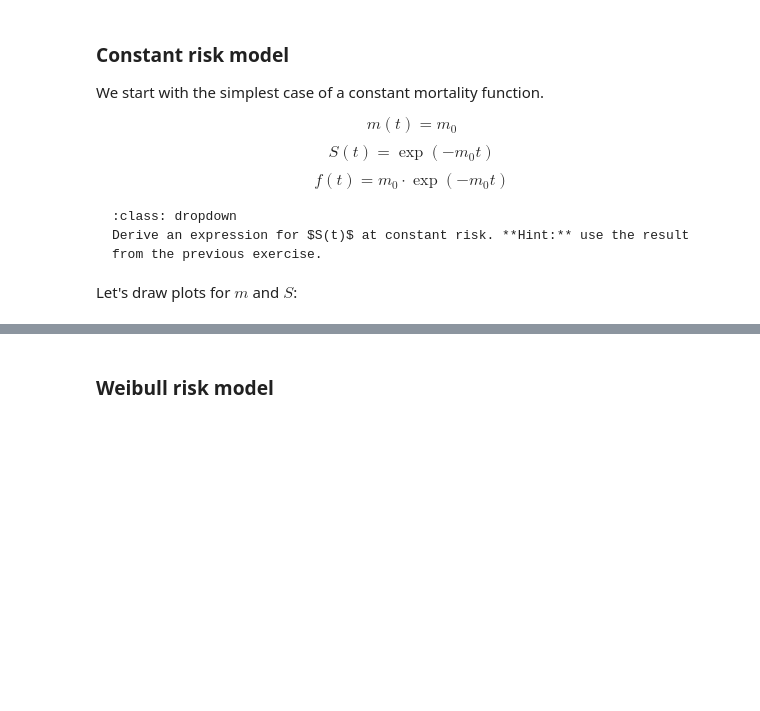
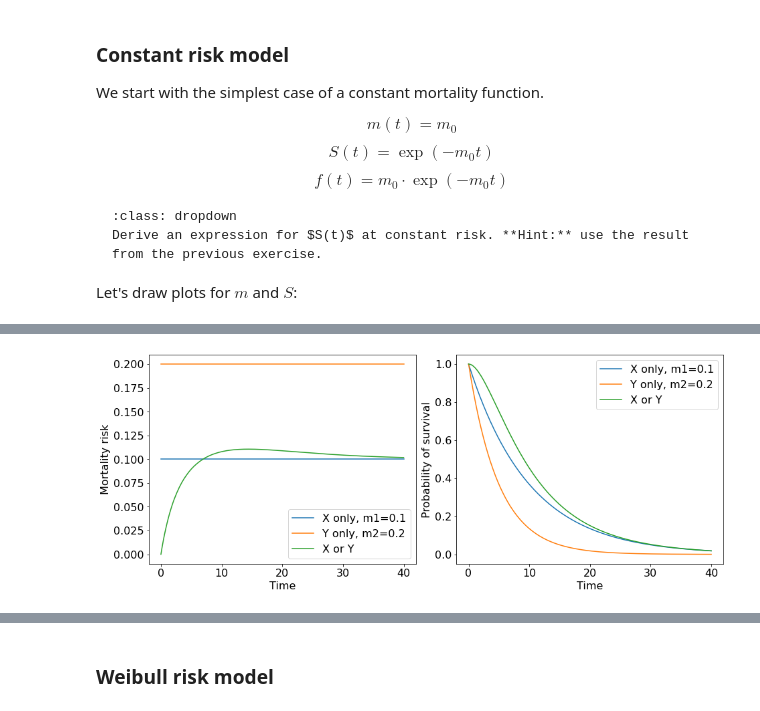
Before and after one commit to ComputationalAgingLab/computational_aging_course, a Jupyter notebook: _build/jupyter_execute/stat/hazard_models.ipynb, the cells around one changed output, grey strips where cells are left out. Cells and saved outputs as stored; diff of their text form; code cells hidden in the pictures; blank space fills up the shorter version.

```diff
--- a/_build/jupyter_execute/stat/hazard_models.ipynb
+++ b/_build/jupyter_execute/stat/hazard_models.ipynb
@@ -142,0 +164,29 @@ Prove that $1/m_0$ - is a mean survival time using a definition of expectation.
+# %%
+t = np.linspace(0, 40, 200)
+m1 = 0.1
+m2 = 0.2
+
+dt = t[1] - t[0]
+SX = np.exp(-m1*t)
+SY = np.exp(-m2*t)
+SXY = np.exp(-m1*t) + np.exp(-m2*t) - np.exp(-(m1 + m2)*t)
+mXY = (m1 * np.exp(-m1*t) + m2 * np.exp(-m2*t) - (m1 + m2) * np.exp(-(m1 + m2)*t)) /\
+      (np.exp(-m1*t) + np.exp(-m2*t) - np.exp(-(m1 + m2)*t))
+
+fig, ax = plt.subplots(1, 2, figsize=(13, 5), constrained_layout=True)
+
+ax[0].plot(t, [m1] * len(t), label=f'X only, m1={m1}')
+ax[0].plot(t, [m2] * len(t), label=f'Y only, m2={m2}')
+ax[0].plot(t, mXY, label='X or Y')
+ax[0].legend()
+ax[0].set_xlabel('Time')
+ax[0].set_ylabel('Mortality risk');
+
+ax[1].plot(t, SX, label=f'X only, m1={m1}')
+ax[1].plot(t, SY, label=f'Y only, m2={m2}')
+ax[1].plot(t, SXY, label='X or Y')
+ax[1].legend()
+ax[1].set_xlabel('Time')
+ax[1].set_ylabel('Probability of survival');
+# %% [output]
+[figure, added]
```
Also changed, not shown: parts of 9 cells of this notebook, 22 other files.
